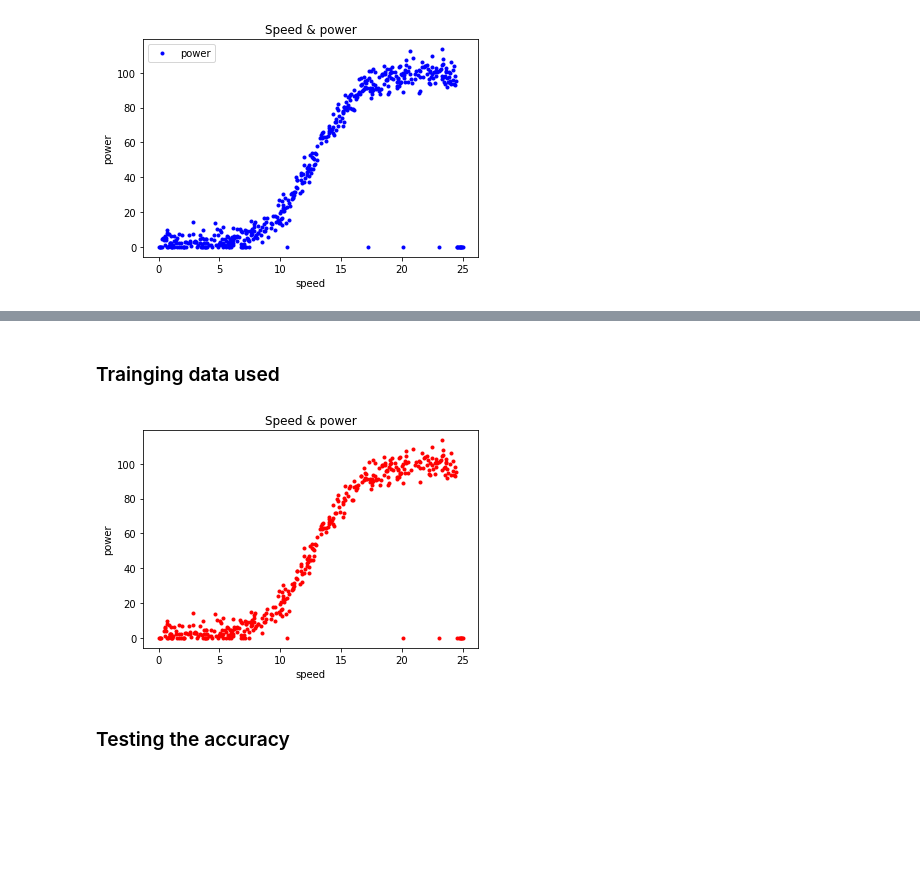
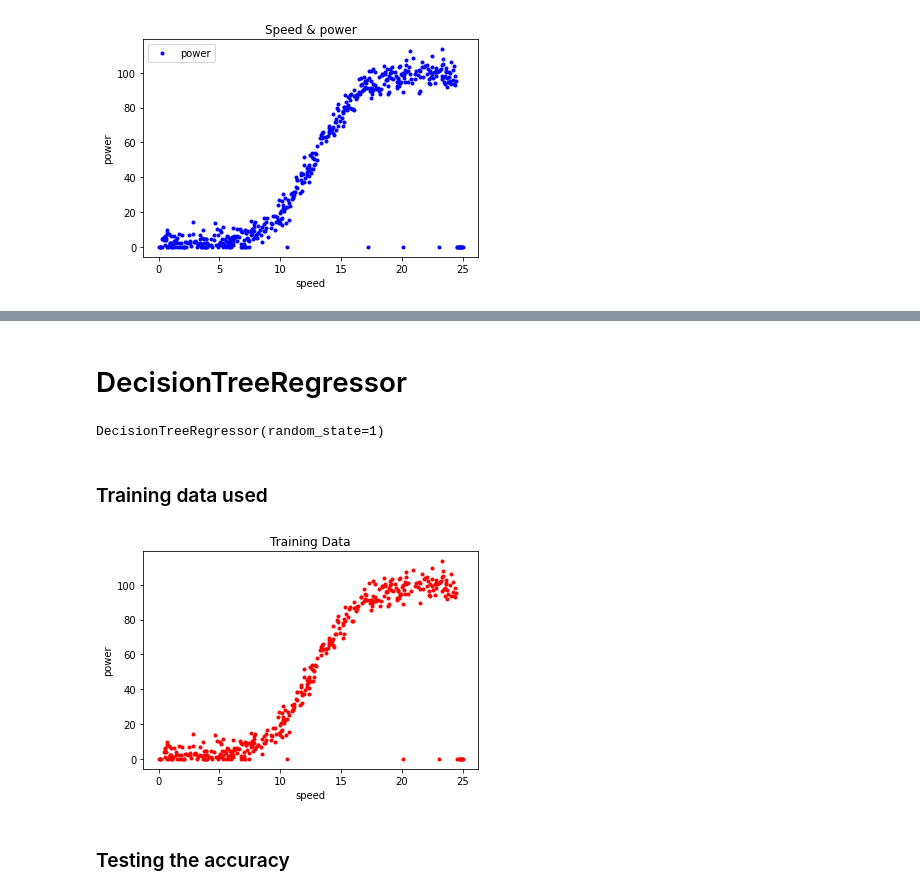
Before and after one commit to KennyThomas/Emerging-Technologies-Project, a Jupyter notebook: Model.ipynb, the cells around one changed output, grey strips where cells are left out. Drawn from its saved outputs; the diff is of its cells as text; code cells hidden in the pictures; blank space fills up the shorter version.

```diff
--- a/Model.ipynb
+++ b/Model.ipynb
@@ -50,13 +92,21 @@ SyntaxError: invalid syntax (<ipython-input-25-d5014cf974e4>, line 1)
+# %% [markdown]
+ # DecisionTreeRegressor
+# %%
+from sklearn.tree import DecisionTreeRegressor
+regressor = DecisionTreeRegressor(random_state=1)
+regressor.fit(xtrain, ytrain)
+# %% [output]
+DecisionTreeRegressor(random_state=1)
 # %% [markdown]
-### Trainging data used
+### Training data used
 # %%
 plt.plot(xtrain, ytrain,'r.')
-plt.title('Speed & power')
+plt.title('Training Data')
 plt.xlabel('speed')
 plt.ylabel('power')
 plt.show()
 # %% [output]
-[figure, old version]
+[figure, new version]
 # %% [markdown]
 ### Testing the accuracy
 # %%
```
Also changed, not shown: parts of 22 cells of this notebook, 1 other file.
